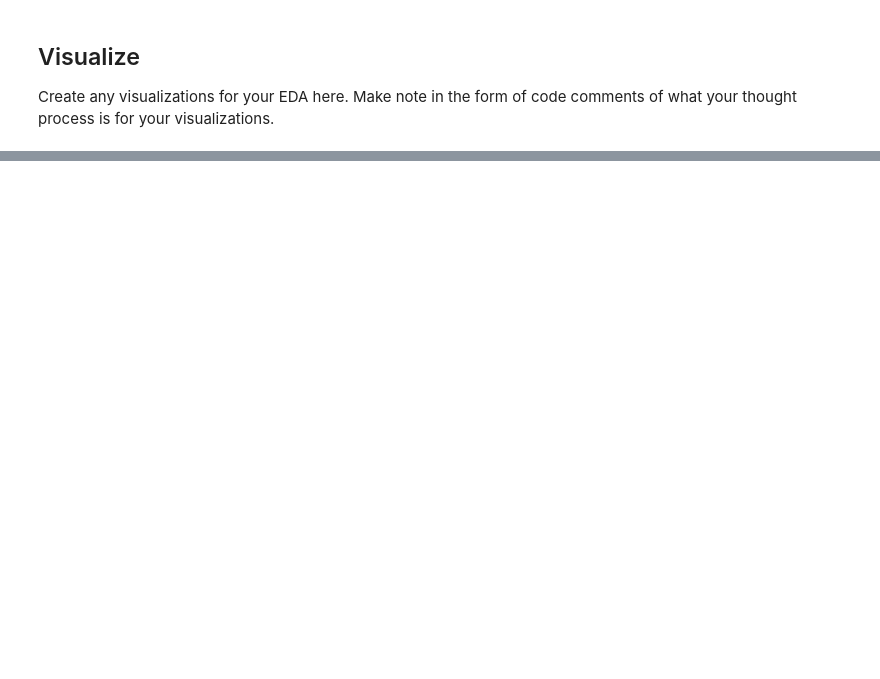
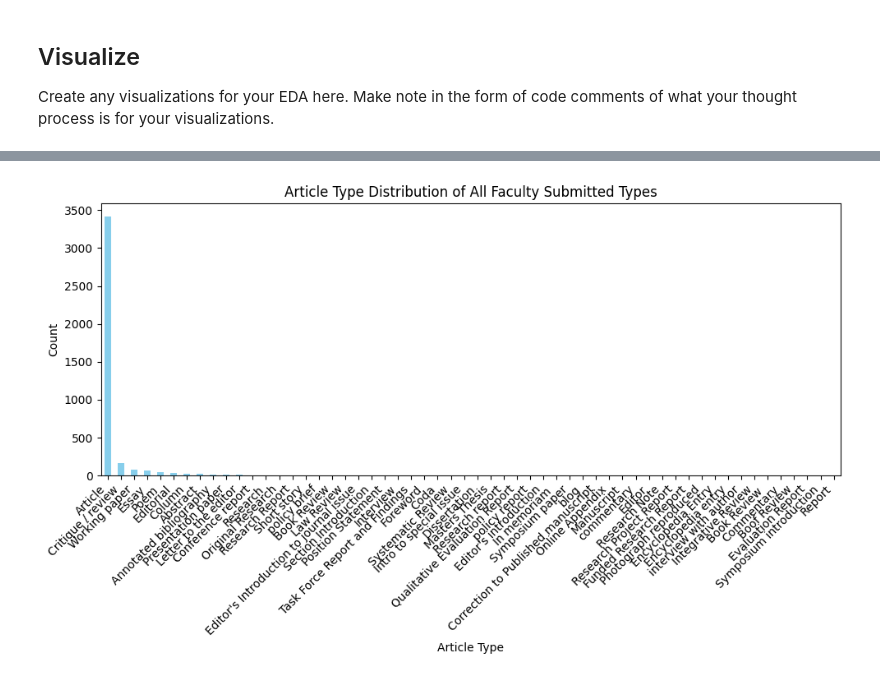
Before and after one commit to e3la/eda-checkpoint, a Jupyter notebook: checkpoint-two.ipynb, the cells around one changed output, grey strips where cells are left out. Cells and saved outputs as stored; diff of their text form; code cells hidden in the pictures; blank space fills up the shorter version.

```diff
--- a/checkpoint-two.ipynb
+++ b/checkpoint-two.ipynb
@@ -114,0 +288,18 @@ Create any visualizations for your EDA here. Make note in the form of code comme
+# %%
+# Get the value counts for 'Article Type' in faculty submitted data
+article_type_counts = df1['Article Type'].value_counts()
+
+# Create a bar chart
+plt.figure(figsize=(10, 6))
+article_type_counts.plot(kind='bar', color='skyblue')
+plt.title('Article Type Distribution of All Faculty Submitted Types')
+plt.xlabel('Article Type')
+plt.ylabel('Count')
+
+# Rotate x-axis labels for readability
+plt.xticks(rotation=45, ha='right')
+
+plt.tight_layout()
+plt.show()
+# %% [output]
+[figure, added]
```
Also changed, not shown: parts of 19 cells of this notebook.
